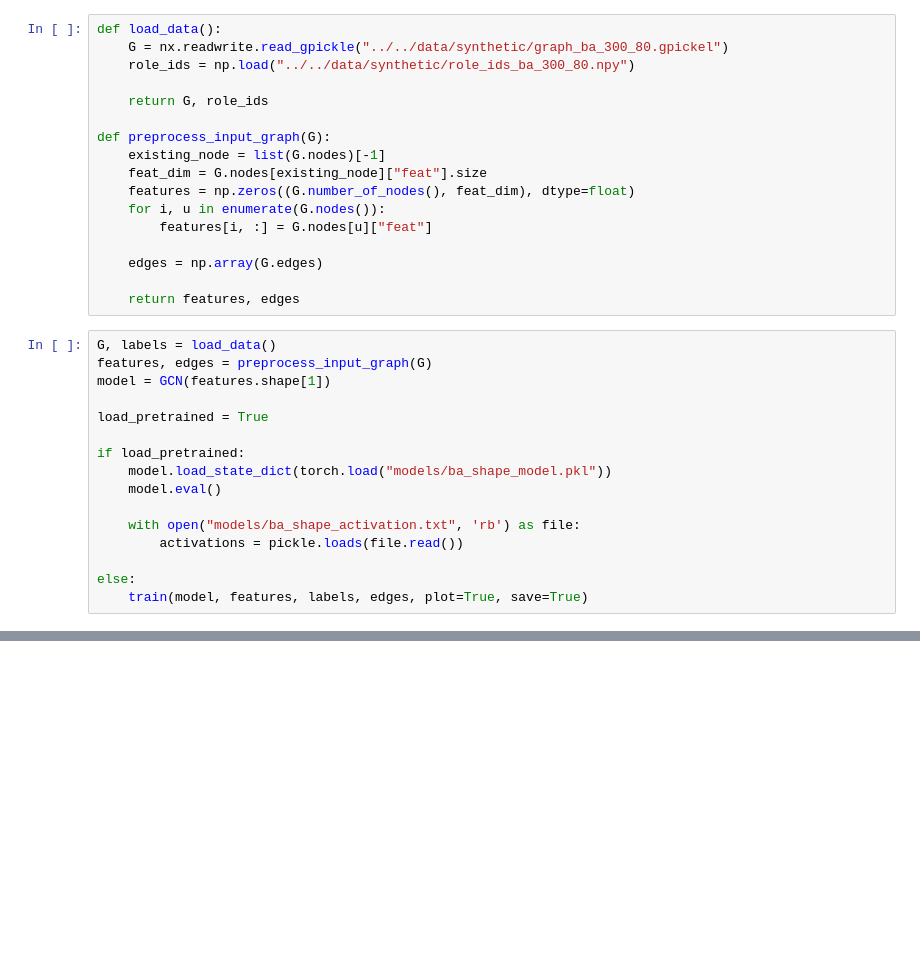
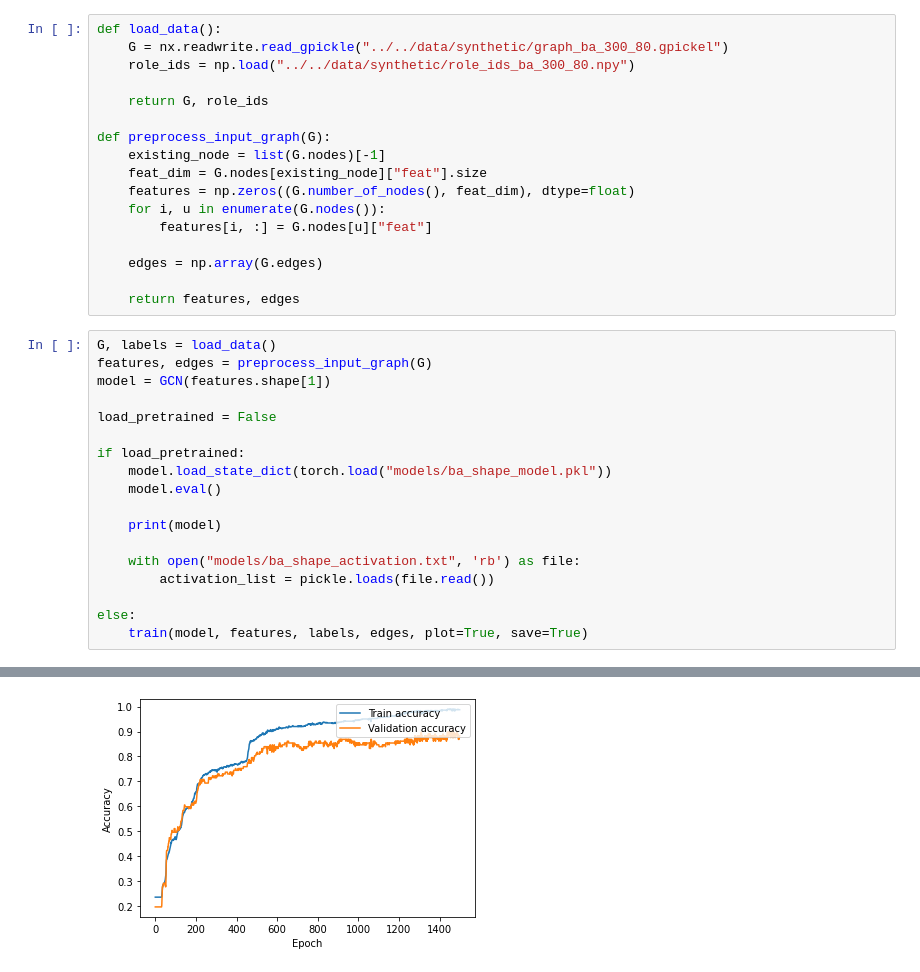
Before and after one commit to CharlotteMagister/GCExplainer, a Jupyter notebook: src/k_clustering/BA_Shapes.ipynb, the cells around one changed output, grey strips where cells are left out. Saved outputs shown, nothing was run; the diff lists cells and outputs as text; blank space fills up the shorter version.

```diff
--- a/src/k_clustering/BA_Shapes.ipynb
+++ b/src/k_clustering/BA_Shapes.ipynb
@@ -187,14 +239,17 @@ G, labels = load_data()
 features, edges = preprocess_input_graph(G)
 model = GCN(features.shape[1])
 
-load_pretrained = True
+load_pretrained = False
 
 if load_pretrained:
     model.load_state_dict(torch.load("models/ba_shape_model.pkl"))
     model.eval()
 
+    print(model)
+
     with open("models/ba_shape_activation.txt", 'rb') as file:
-        activations = pickle.loads(file.read())
+        activation_list = pickle.loads(file.read())
 
 else:
     train(model, features, labels, edges, plot=True, save=True)
+# %% [output]
@@ -201,2 +257,3 @@ else:
+[figure, added]
 # %%
 ### Analysis
```
Also changed, not shown: parts of 7 cells of this notebook, 1 other file.
